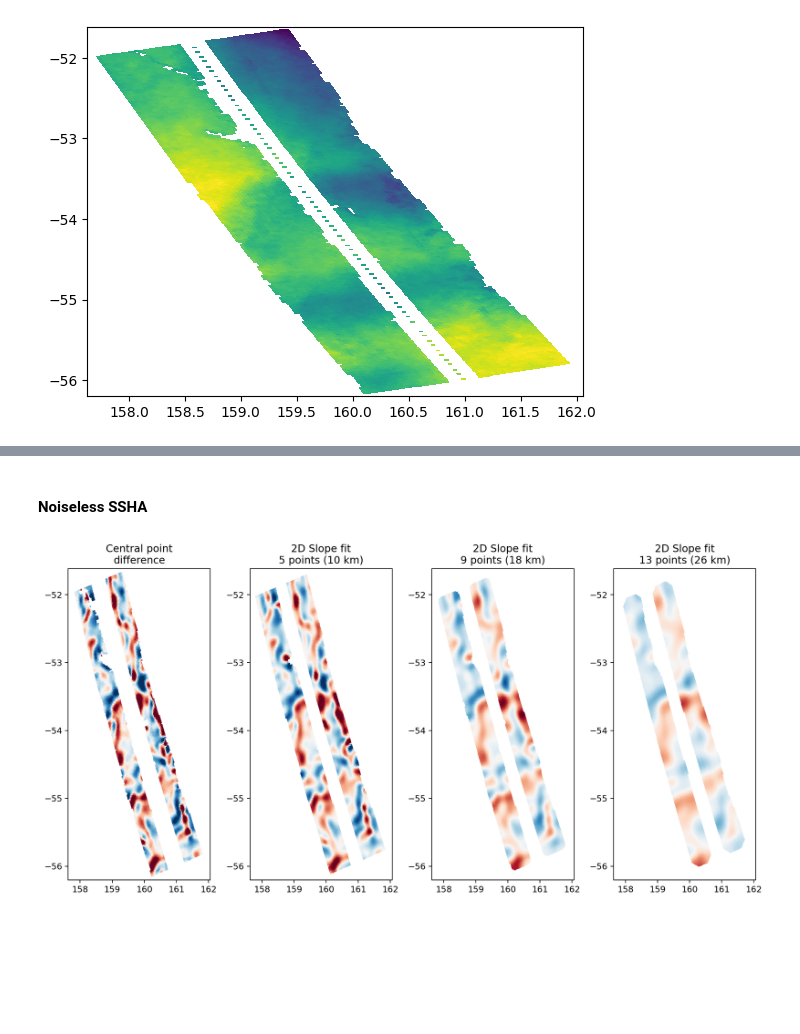
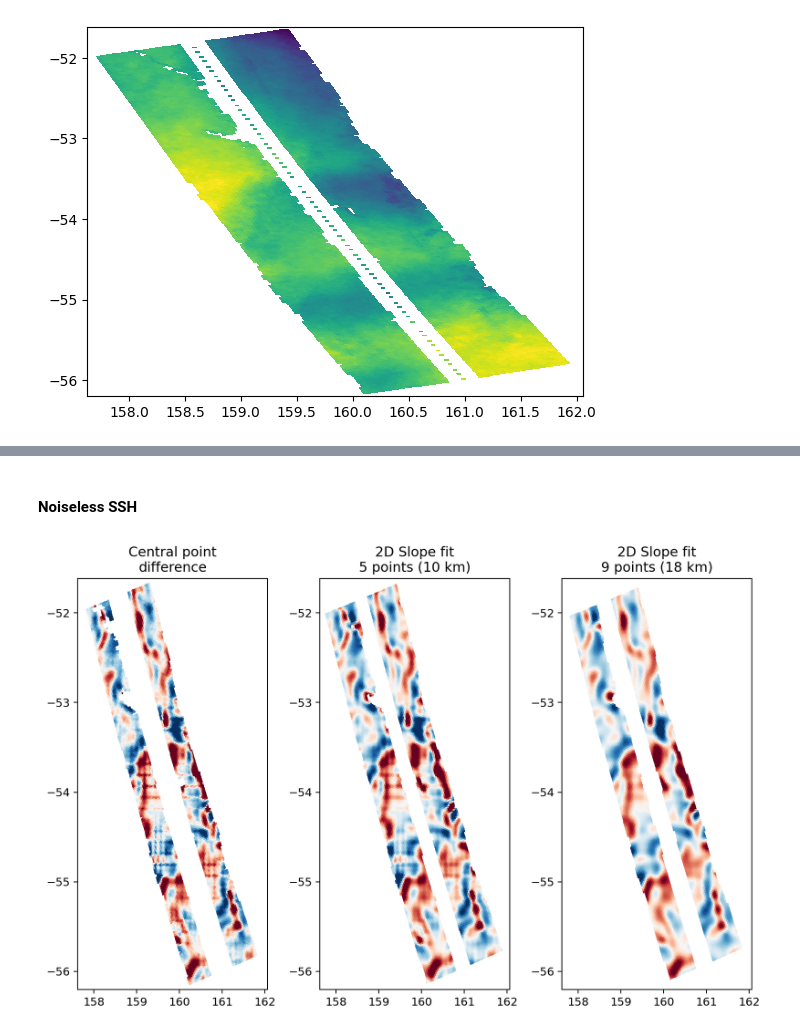
Before and after one commit to treden/SwotDiag, a Jupyter notebook: Notebooks/Relative vorticity.ipynb, the cells around one changed output, grey strips where cells are left out. Cells and saved outputs as stored; diff of their text form; code cells hidden in the pictures; blank space fills up the shorter version.

```diff
--- a/Notebooks/Relative vorticity.ipynb
+++ b/Notebooks/Relative vorticity.ipynb
@@ -53,2 +52,2 @@ plt.tight_layout()
 # %% [markdown]
-#### Noiseless SSHA
+#### Noiseless SSH
@@ -67,29 +54,37 @@ zeta_fit_13 = compute_relative_vorticity_from_eta(SWOT.ssha_noiseless, SWOT.long
+# %%
+diag_dxdy = compute_ocean_diagnostics_from_eta(SWOT.ssha_noiseless + SWOT.mdt, SWOT.longitude, SWOT.latitude, derivative = 'dxdy', n = 5)
+diag_fit_5 = compute_ocean_diagnostics_from_eta(SWOT.ssha_noiseless + SWOT.mdt, SWOT.longitude, SWOT.latitude, derivative = 'fit', n = 5)
+diag_fit_9 = compute_ocean_diagnostics_from_eta(SWOT.ssha_noiseless + SWOT.mdt, SWOT.longitude, SWOT.latitude, derivative = 'fit', n = 9)
+# %%
+zeta_dxdy = diag_dxdy['zeta']
+zeta_fit_5 = diag_fit_5['zeta']
+zeta_fit_9 = diag_fit_9['zeta']
 # %%
 clim = (-0.5, 0.5)
 
 plt.figure(figsize = (12, 6), dpi = 180)
 
 plt.subplot(141)
 plt.pcolormesh(SWOT.longitude, SWOT.latitude, zeta_dxdy, cmap = 'RdBu_r')
 plt.clim(clim)
 plt.title('Central point\ndifference')
 
 plt.subplot(142)
 plt.pcolormesh(SWOT.longitude, SWOT.latitude, zeta_fit_5, cmap = 'RdBu_r')
 plt.clim(clim)
 plt.title('2D Slope fit\n5 points (10 km)')
 
 plt.subplot(143)
 plt.pcolormesh(SWOT.longitude, SWOT.latitude, zeta_fit_9, cmap = 'RdBu_r')
 plt.clim(clim)
 plt.title('2D Slope fit\n9 points (18 km)')
 
 
-plt.subplot(144)
-plt.pcolormesh(SWOT.longitude, SWOT.latitude, zeta_fit_13, cmap = 'RdBu_r')
-plt.clim(clim)
-plt.title('2D Slope fit\n13 points (26 km)')
+# plt.subplot(144)
+# plt.pcolormesh(SWOT.longitude, SWOT.latitude, zeta_fit_13, cmap = 'RdBu_r')
+# plt.clim(clim)
+# plt.title('2D Slope fit\n13 points (26 km)')
 
 plt.tight_layout()
 # %% [output]
-[figure, old version]
+[figure, new version]
```
Also changed, not shown: parts of 5 cells of this notebook, 3 other files.
